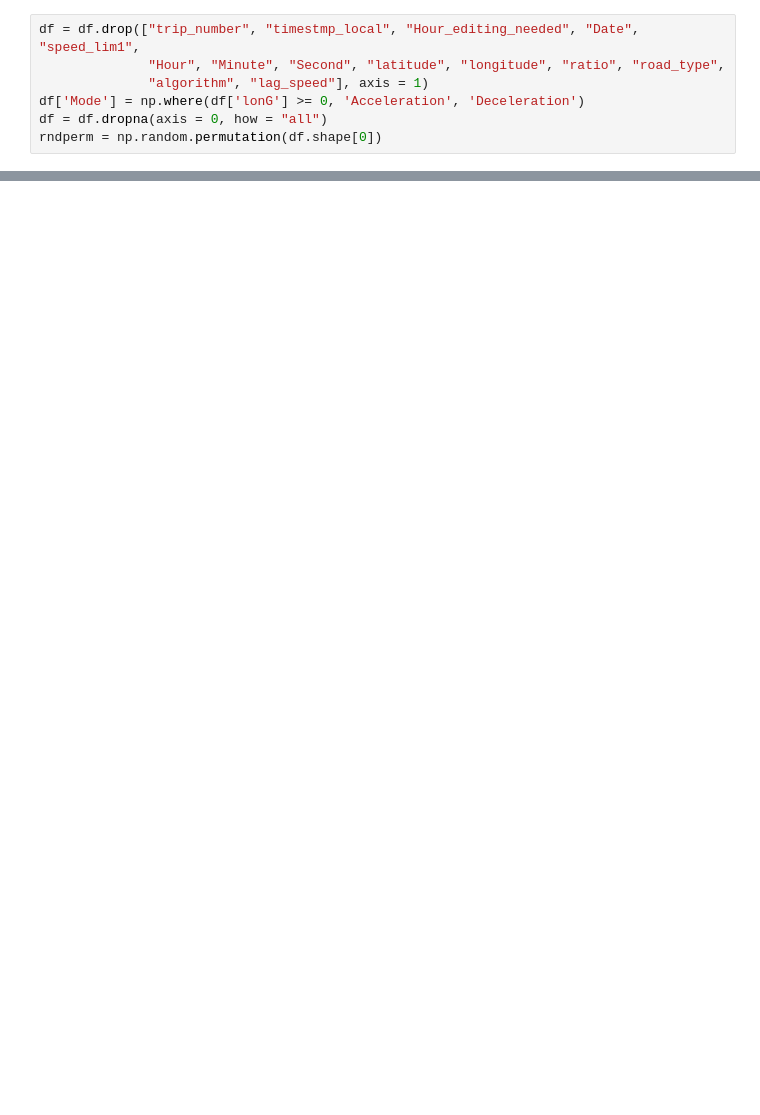
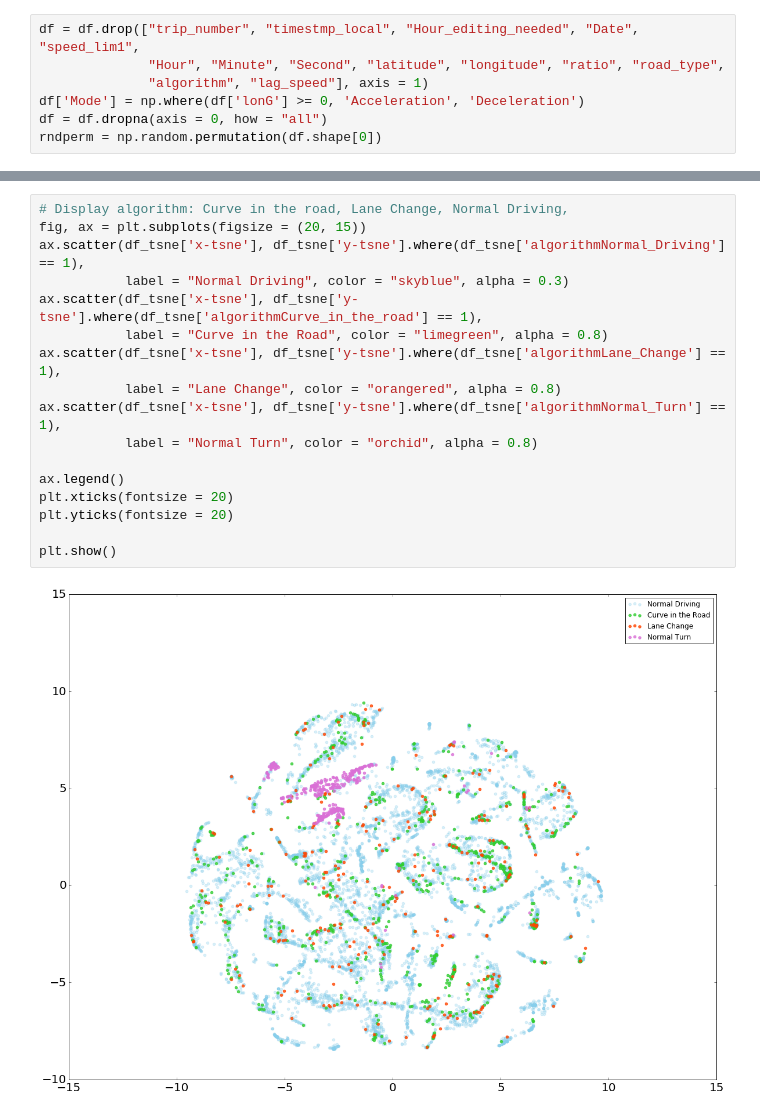
Before and after one commit to Yiming-Gao/SF_Summer_2017, a Jupyter notebook: tsne.ipynb, the cells around one changed output, grey strips where cells are left out. Cells and saved outputs as stored; diff of their text form; blank space fills up the shorter version.

```diff
--- a/tsne.ipynb
+++ b/tsne.ipynb
@@ -53,0 +88,19 @@ plt.show()
+# %%
+# Display algorithm: Curve in the road, Lane Change, Normal Driving,
+fig, ax = plt.subplots(figsize = (20, 15))
+ax.scatter(df_tsne['x-tsne'], df_tsne['y-tsne'].where(df_tsne['algorithmNormal_Driving'] == 1),
+           label = "Normal Driving", color = "skyblue", alpha = 0.3)
+ax.scatter(df_tsne['x-tsne'], df_tsne['y-tsne'].where(df_tsne['algorithmCurve_in_the_road'] == 1),
+           label = "Curve in the Road", color = "limegreen", alpha = 0.8)
+ax.scatter(df_tsne['x-tsne'], df_tsne['y-tsne'].where(df_tsne['algorithmLane_Change'] == 1),
+           label = "Lane Change", color = "orangered", alpha = 0.8)
+ax.scatter(df_tsne['x-tsne'], df_tsne['y-tsne'].where(df_tsne['algorithmNormal_Turn'] == 1),
+           label = "Normal Turn", color = "orchid", alpha = 0.8)
+
+ax.legend()
+plt.xticks(fontsize = 20)
+plt.yticks(fontsize = 20)
+
+plt.show()
+# %% [output]
+[figure, added]
```
Also changed, not shown: parts of 6 cells of this notebook.
